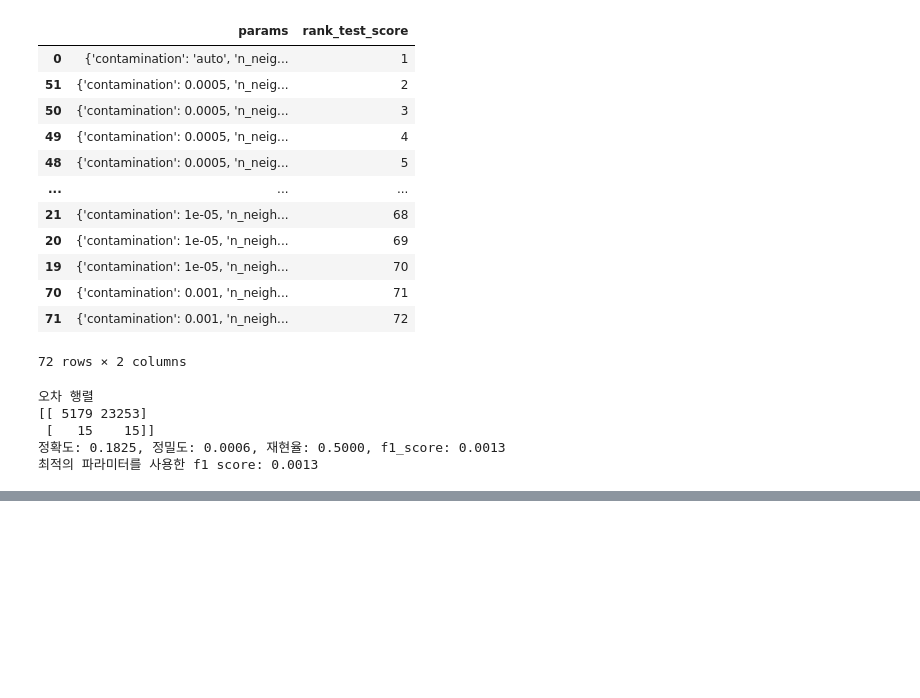
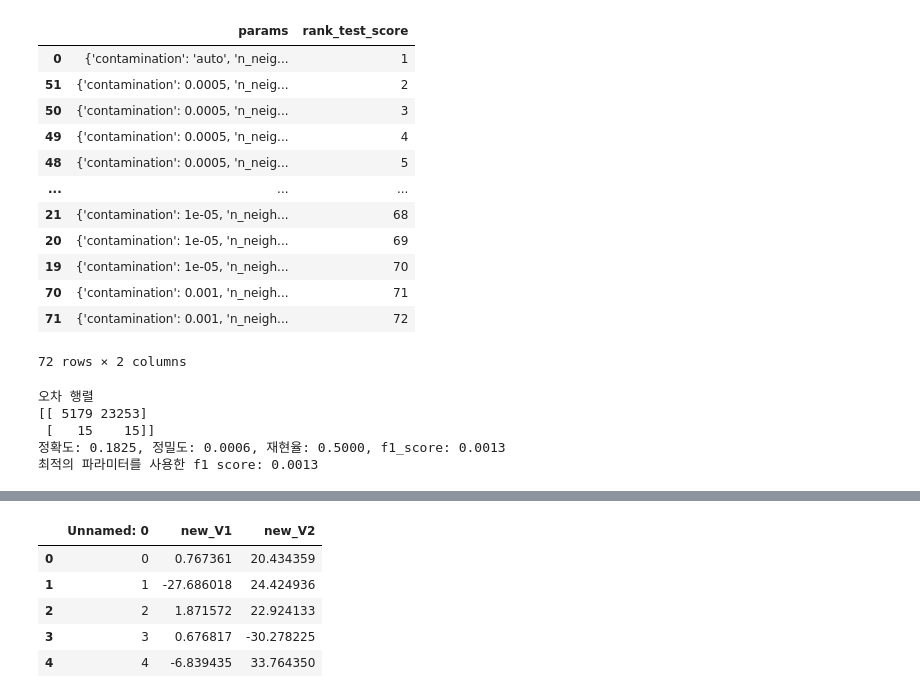
Before and after one commit to Seoyeon-An/YBIGTA_CreditCardAI, a Jupyter notebook: Modeling/IOF with tsne and gridsearchcv.ipynb, the cells around one changed output, grey strips where cells are left out. Drawn from its saved outputs; the diff is of its cells as text; code cells hidden in the pictures; blank space fills up the shorter version.

```diff
--- a/Modeling/IOF with tsne and gridsearchcv.ipynb
+++ b/Modeling/IOF with tsne and gridsearchcv.ipynb
@@ -163,0 +186,9 @@ print('최적의 파라미터를 사용한 f1 score: {0:.4f}'.format(f1))
+# %%
+test_df.head()
+# %% [output]
+|  | Unnamed: 0 | new_V1 | new_V2 |
+| 0 | 0 | 0.767361 | 20.434359 |
+| 1 | 1 | -27.686018 | 24.424936 |
+| 2 | 2 | 1.871572 | 22.924133 |
+| 3 | 3 | 0.676817 | -30.278225 |
+| 4 | 4 | -6.839435 | 33.764350 |
```
Also changed, not shown: parts of 16 cells of this notebook, 3 other files.
